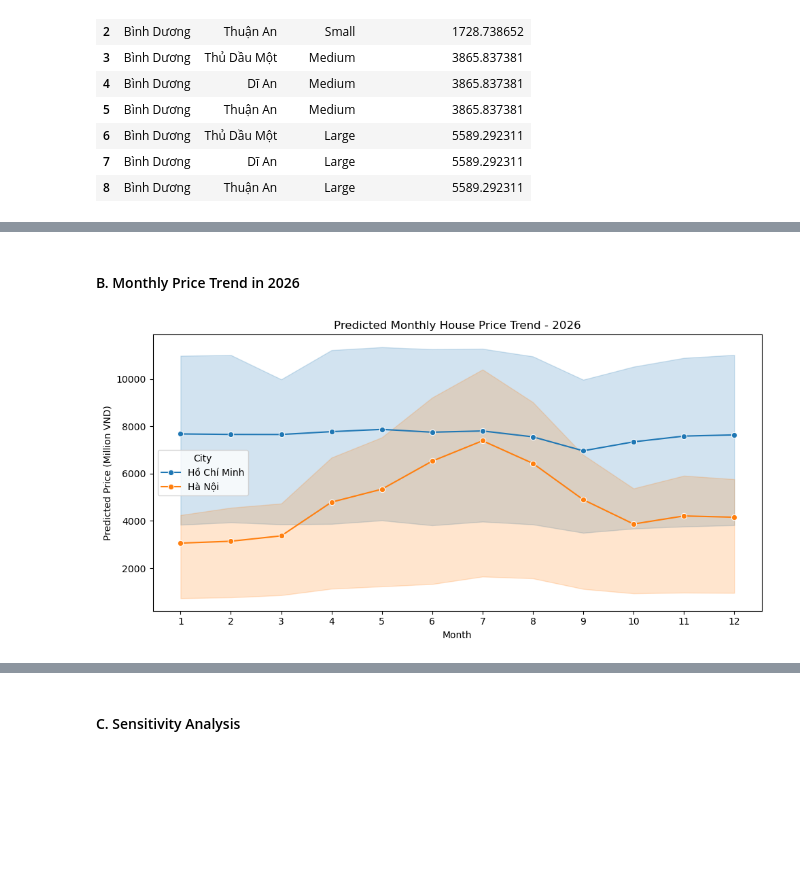
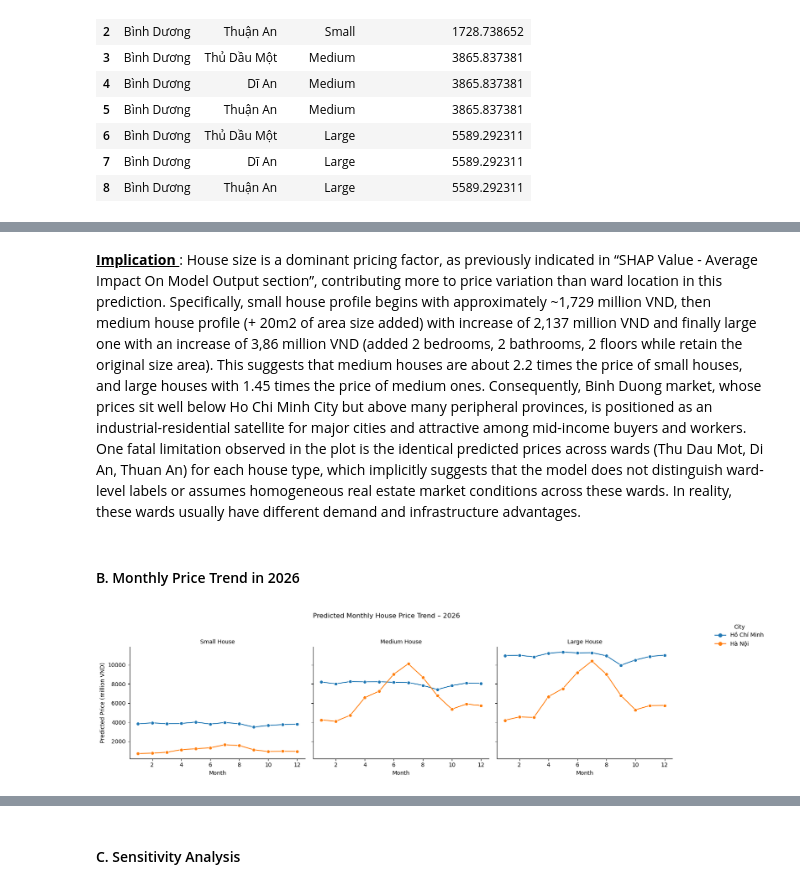
Before and after one commit to cresht2606/catalyst-hpr, a Jupyter notebook: notebooks/model_experiments.ipynb, the cells around one changed output, grey strips where cells are left out. Cells and saved outputs as stored; diff of their text form; code cells hidden in the pictures; blank space fills up the shorter version.

Commit message:
Complete version of modeling workflow

```diff
--- a/notebooks/model_experiments.ipynb
+++ b/notebooks/model_experiments.ipynb
@@ -125,5 +161,5 @@ Preprocessing Pipeline Is Ready
 # %%
-final_model = joblib.load(f"{prepr_path}/final_stacking_model_20251230_225852.pkl")
+final_model = joblib.load(f"{prepr_path}/final_stacking_model_20260224_234041.pkl")
 print("Modeling Pipeline Is Ready")
 # %% [output]
 Modeling Pipeline Is Ready
@@ -310,6 +356,9 @@ stack_model_2 = StackingRegressor(
 # List of stacking models
 stack_models = [stack_model, stack_model_2]
 stack_names = ["Stacking 1", "Stacking 2"]
+
+# Stacking results
+stack_results = []
 
 for name, model in zip(stack_names, stack_models):
     # Evaluate on train/test split
@@ -328,6 +377,14 @@ for name, model in zip(stack_names, stack_models):
     train_rmse = np.sqrt(mean_squared_error(y_train, model.predict(X_train)))
     test_rmse = np.sqrt(mean_squared_error(y_test, model.predict(X_test)))
     print(f"Train RMSE: {train_rmse:.4f}, Test RMSE: {test_rmse:.4f}")
+
+    # Store Results
+    stack_results.append({
+        "model": name,
+        "RMSE_log": results["RMSE_log"],
+        "MAE_log": results["MAE_log"],
+        "R2_log": results["R2_log"]
+    })
 # %% [output]
 Stacking 1 Evaluation (Train/Test Split):
 {'model': 'StackingRegressor', 'RMSE_log': np.float64(0.7838419960166346), 'MAE_log': 0.3885915530838216, 'R2_log': 0.46886465797266197}
@@ -672,3 +765,5 @@ plt.show()
+# %% [markdown]
+<b><u> Implication </u></b>: House size is a dominant pricing factor, as previously indicated in “SHAP Value - Average Impact On Model Output section”, contributing more to price variation than ward location in this prediction. Specifically, small house profile begins with approximately ~1,729 million VND, then medium house profile (+ 20m2 of area size added) with increase of 2,137 million VND and finally large one with an increase of 3,86 million VND (added 2 bedrooms, 2 bathrooms, 2 floors while retain the original size area). This suggests that medium houses are about 2.2 times the price of small houses, and large houses with 1.45 times the price of medium ones. Consequently, Binh Duong market, whose prices sit well below Ho Chi Minh City but above many peripheral provinces, is positioned as an industrial-residential satellite for major cities and attractive among mid-income buyers and workers. One fatal limitation observed in the plot is the identical predicted prices across wards (Thu Dau Mot, Di An, Thuan An) for each house type, which implicitly suggests that the model does not distinguish ward-level labels or assumes homogeneous real estate market conditions across these wards. In reality, these wards usually have different demand and infrastructure advantages.
 # %% [markdown]
 #### B. Monthly Price Trend in 2026 ####
 # %%
@@ -715,12 +810,31 @@ trend_hn = generate_monthly_trend_multi(
 
 trend_df = pd.concat([trend_hcm, trend_hn])
 # %%
-plt.figure(figsize = (10, 5))
-sns.lineplot(data = trend_df, x = "Month", y = "PredictedPrice_millionVND", hue = "City", marker = "o")
-plt.xticks(range(1, 13))
-plt.ylabel("Predicted Price (Million VND)")
-plt.title("Predicted Monthly House Price Trend - 2026")
+g = sns.relplot(
+    data=trend_df,
+    x="Month",
+    y="PredictedPrice_millionVND",
+    hue="City",
+    col="HouseType",
+    kind="line",
+    marker="o",
+    height=4,
+    aspect=1.1
+)
+
+g.set_titles("{col_name} House")
+g.set_axis_labels("Month", "Predicted Price (million VND)")
+
+# Move legend to upper-right (outside)
+g._legend.set_bbox_to_anchor((1.05, 1))
+g._legend.set_loc("upper left")
+g._legend.set_title("City")
+
+# Reserve space for the legend BEFORE showing
+g.figure.subplots_adjust(right=0.85, top=0.9)
+
+plt.suptitle("Predicted Monthly House Price Trend – 2026", y=1.05)
 plt.tight_layout()
 plt.show()
 # %% [output]
-[figure, old version]
+[figure, new version]
```
Also changed, not shown: parts of 61 cells of this notebook.
